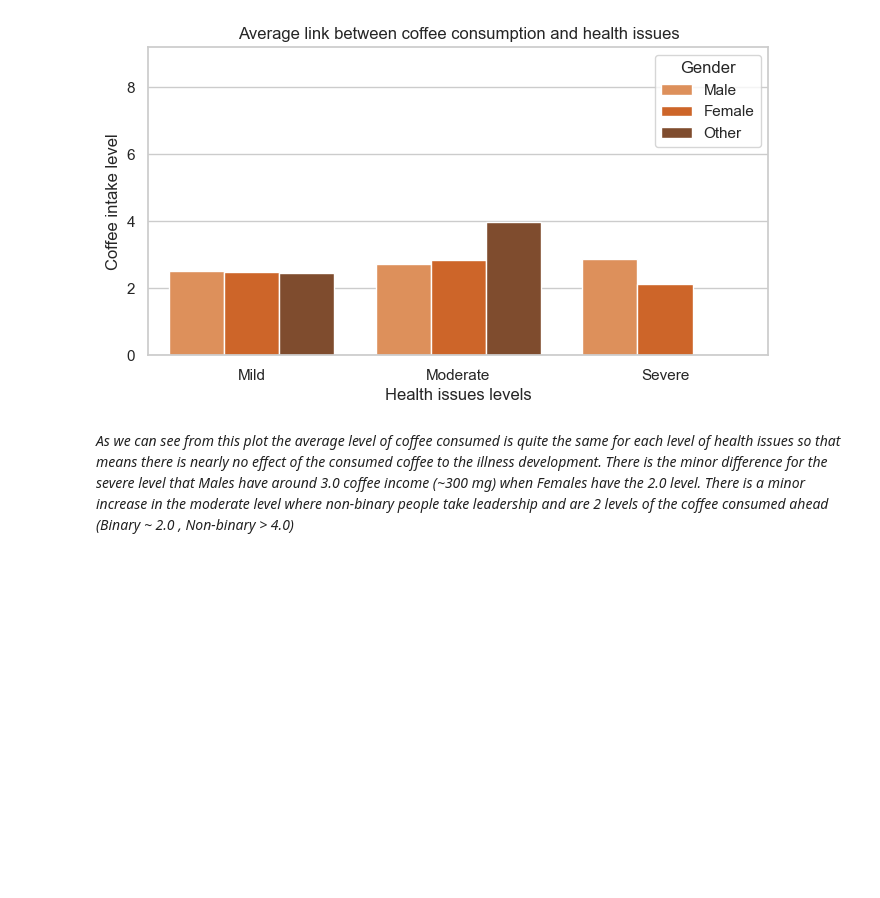
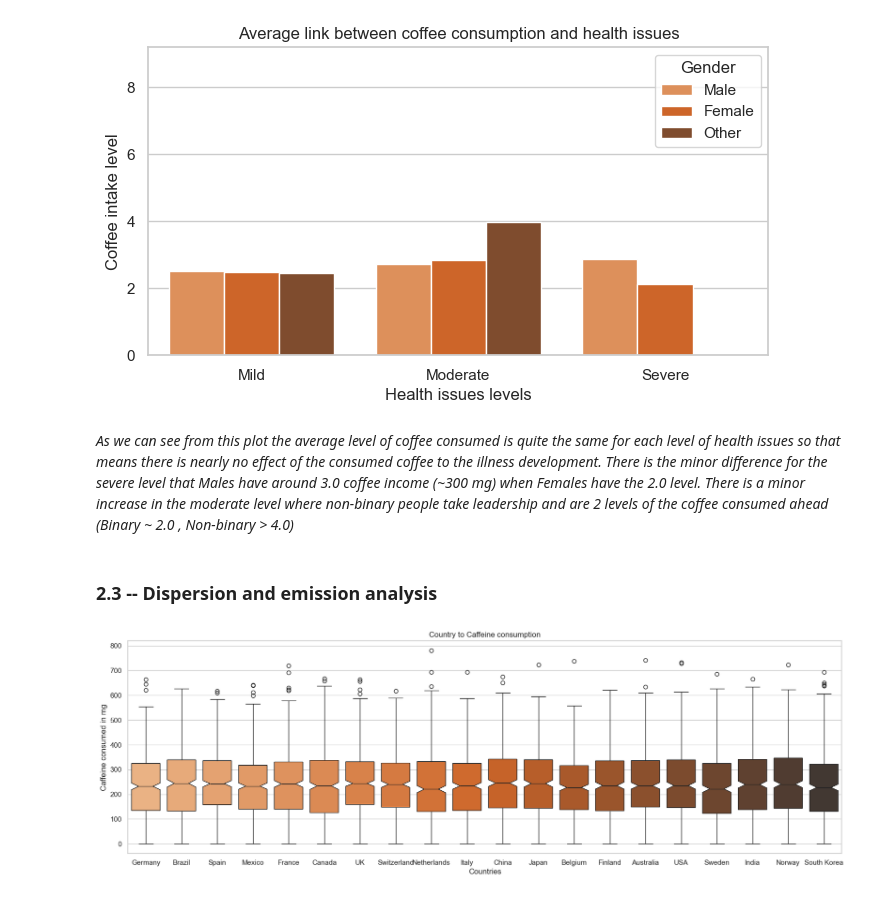
Before and after one commit to OnishchenkoDaria/data-processing-labs, a Jupyter notebook: lab_2/sample.ipynb, the cells around one changed output. Saved outputs shown, nothing was run; the diff lists cells and outputs as text; code cells hidden in the pictures; blank space fills up the shorter version.

```diff
--- a/lab_2/sample.ipynb
+++ b/lab_2/sample.ipynb
@@ -180,3 +180,16 @@ plt.show()
 [figure]
 # %% [markdown]
 _As we can see from this plot the average level of coffee consumed is quite the same for each level of health issues so that means there is nearly no effect of the consumed coffee to the illness development. There is the minor difference for the severe level that Males have around 3.0 coffee income (~300 mg) when Females have the 2.0 level. There is a minor increase in the moderate level where non-binary people take leadership and are 2 levels of the coffee consumed ahead (Binary ~ 2.0 , Non-binary > 4.0)_
+# %% [markdown]
+### 2.3 -- Dispersion and emission analysis
+# %%
+plt.figure(figsize=(20,6))
+order = df["Country"].unique()
+
+sns.boxplot(data=df, x="Country", y="Caffeine_mg", hue="Country", order=order, palette="Oranges_d", notch=True)
+plt.title("Country to Caffeine consumption")
+plt.xlabel("Countries")
+plt.ylabel("Caffeine consumed in mg")
+plt.show()
+# %% [output]
+[figure, added]
```
Also changed, not shown: parts of 1 cell of this notebook.
